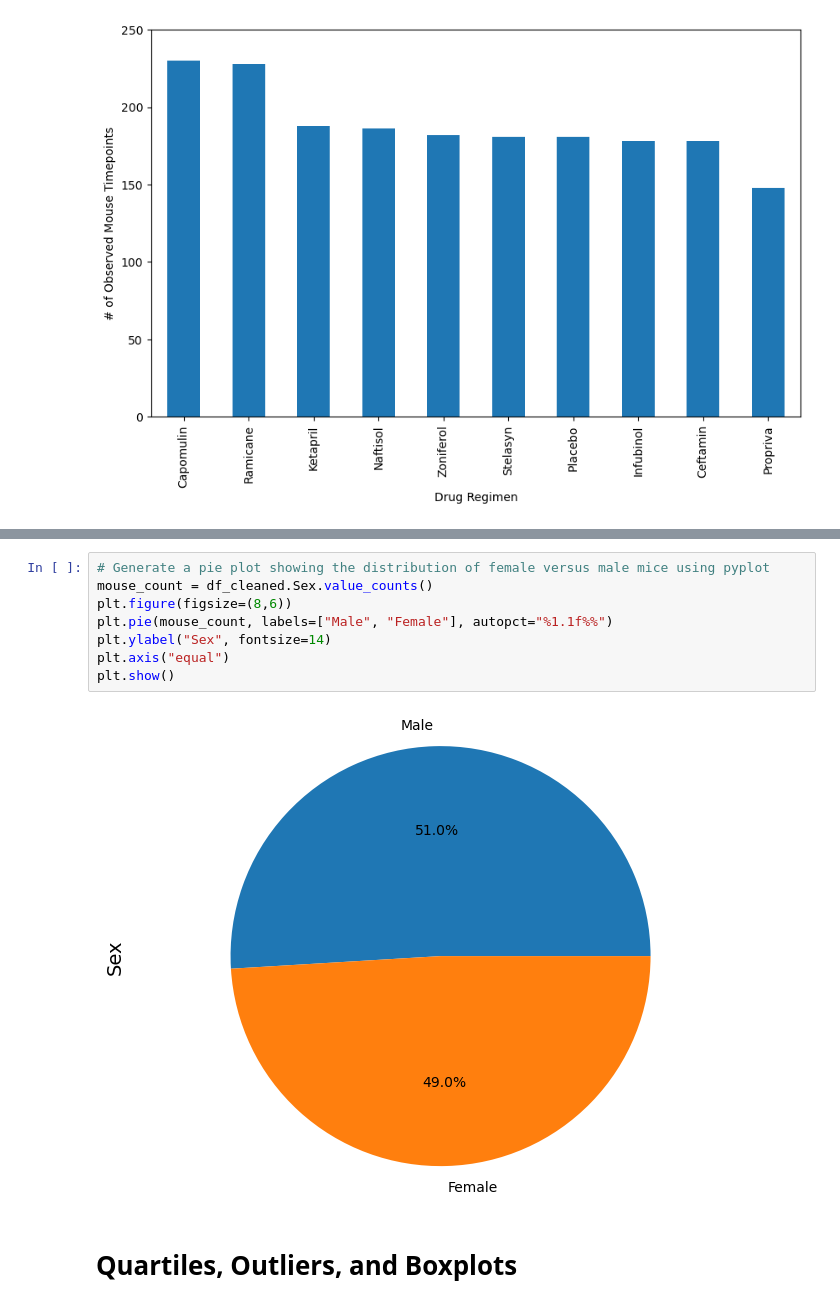
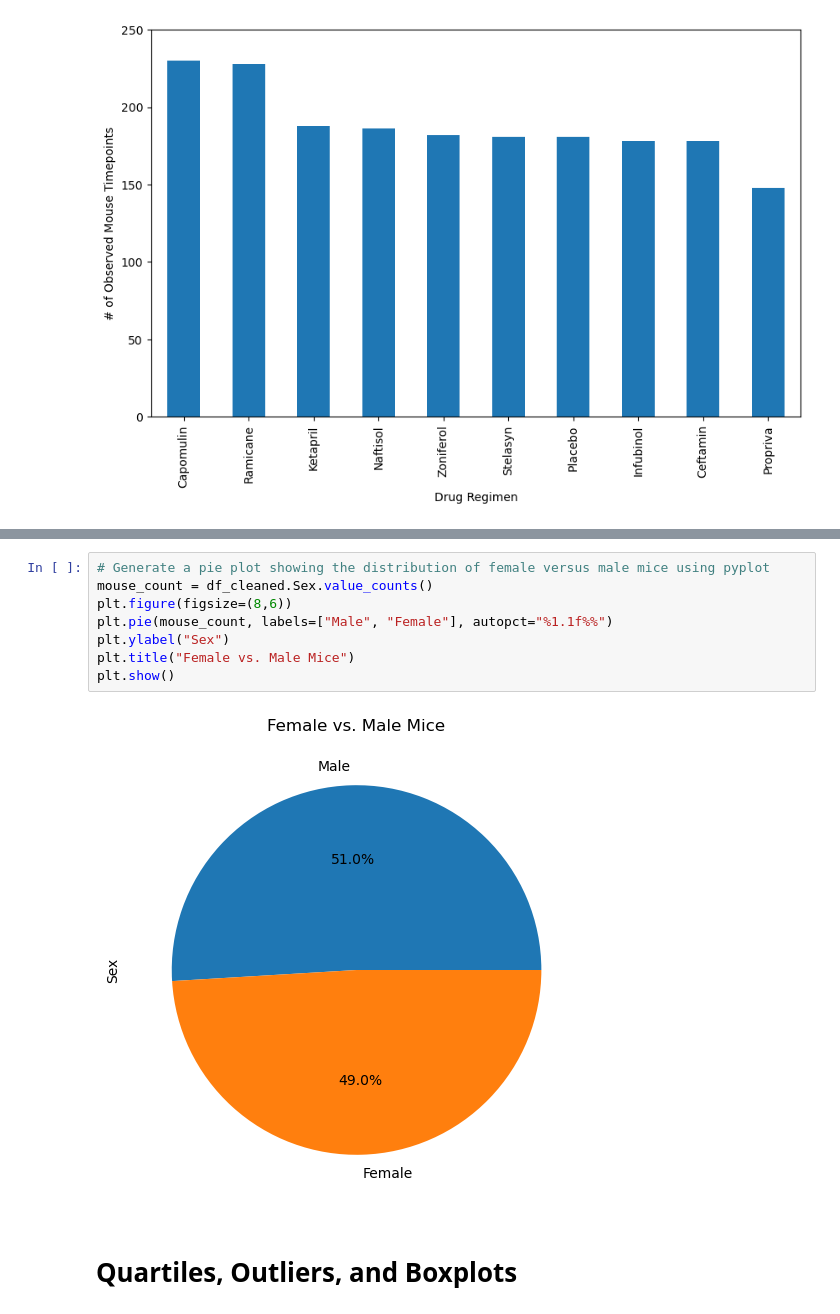
Before and after one commit to samrawitb/matplotlib-challenge, a Jupyter notebook: Pymaceuticals/pymaceuticals.ipynb, the cells around one changed output, grey strips where cells are left out. Drawn from its saved outputs; the diff is of its cells as text.

```diff
--- a/Pymaceuticals/pymaceuticals.ipynb
+++ b/Pymaceuticals/pymaceuticals.ipynb
@@ -179,12 +176,12 @@ plt.show()
 # %%
 # Generate a pie plot showing the distribution of female versus male mice using pyplot
 mouse_count = df_cleaned.Sex.value_counts()
 plt.figure(figsize=(8,6))
 plt.pie(mouse_count, labels=["Male", "Female"], autopct="%1.1f%%")
-plt.ylabel("Sex", fontsize=14)
-plt.axis("equal")
+plt.ylabel("Sex")
+plt.title("Female vs. Male Mice")
 plt.show()
 # %% [output]
-[figure, old version]
+[figure, new version]
 # %% [markdown]
 # Quartiles, Outliers, and Boxplots
```
Also changed, not shown: parts of 21 cells of this notebook, 3 other files.
